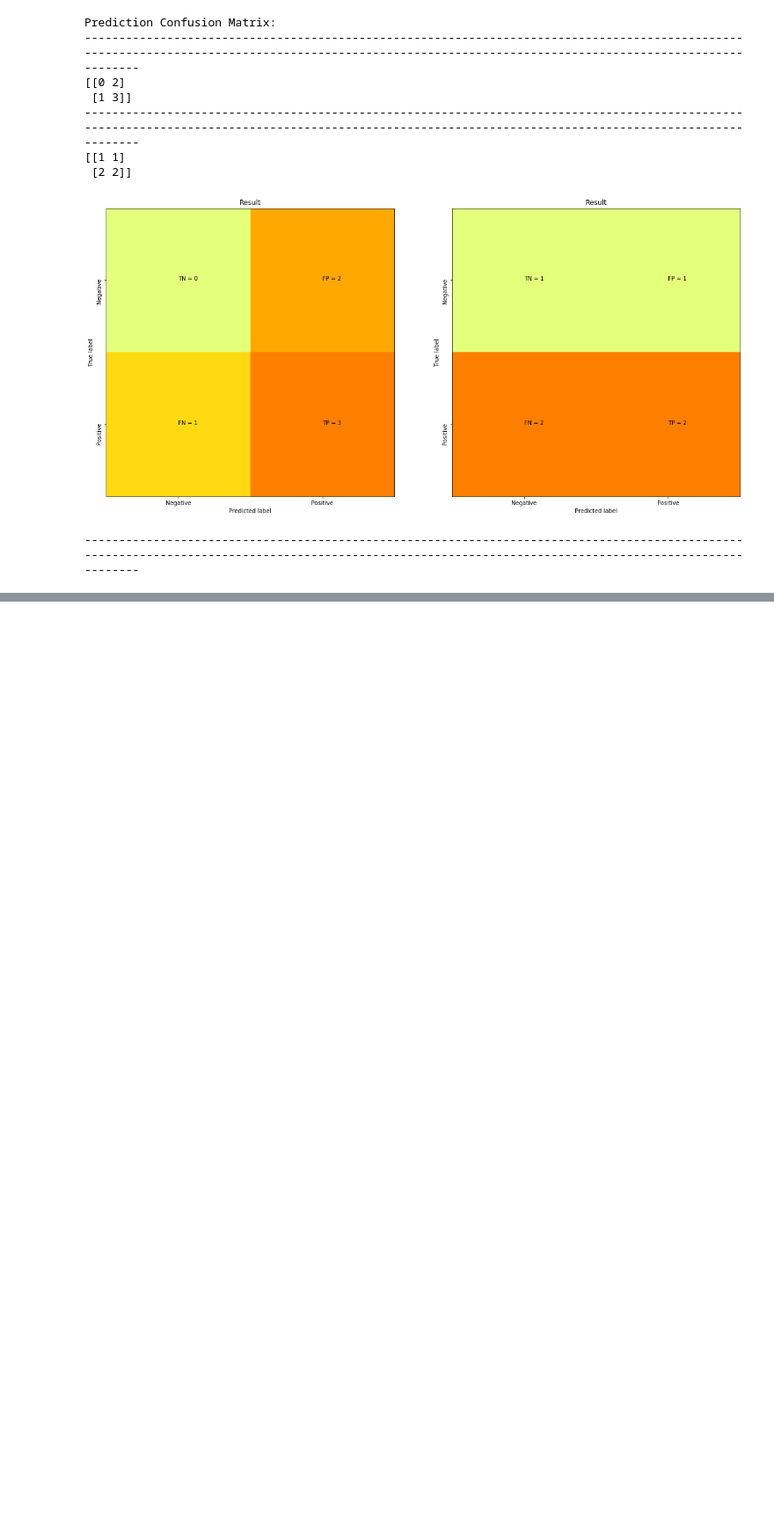
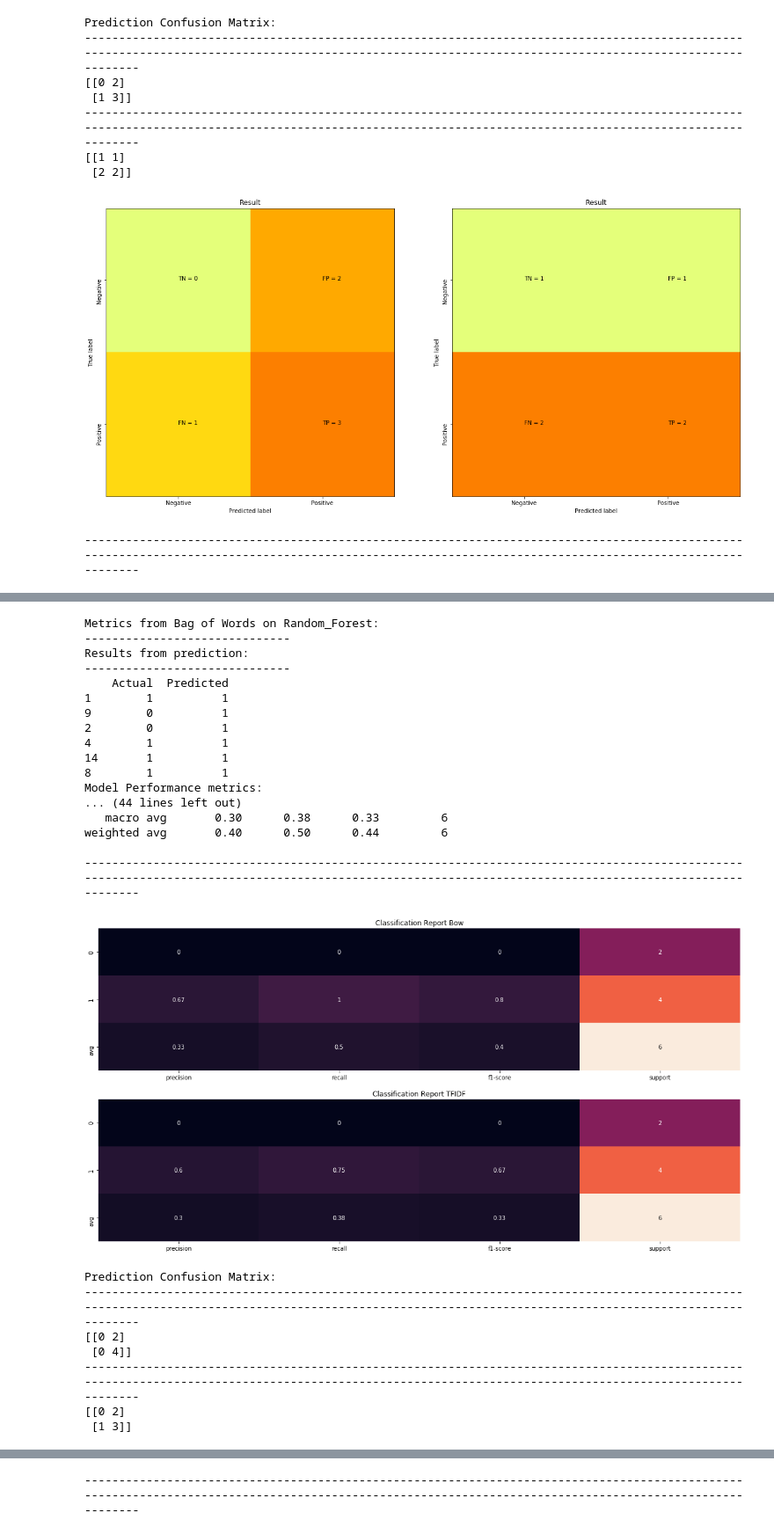
Before and after one commit to dimitri12/masterthesis, a Jupyter notebook: exjobb_final.ipynb, the cells around one changed output, grey strips where cells are left out. Shown at 88% size. Cells and saved outputs as stored; diff of their text form; code cells hidden in the pictures; blank space fills up the shorter version.

```diff
--- a/exjobb_final.ipynb
+++ b/exjobb_final.ipynb
@@ -1937,0 +2002,30 @@ Prediction Confusion Matrix:
+# %%
+method = 'RF'
+result = predictor(data_array,method,multiclass)
+generate_metrics(result,method)
+# %% [output]
+Metrics from Bag of Words on Random_Forest:
+------------------------------
+Results from prediction:
+------------------------------
+    Actual  Predicted
+1        1          1
+9        0          1
+2        0          1
+4        1          1
+14       1          1
+8        1          1
+Model Performance metrics:
+... (44 lines left out)
+   macro avg       0.30      0.38      0.33         6
+weighted avg       0.40      0.50      0.44         6
+
+--------------------------------------------------------------------------------------------------------------------------------------------------------------------------------------------------------
+[figure, added]
+Prediction Confusion Matrix:
+--------------------------------------------------------------------------------------------------------------------------------------------------------------------------------------------------------
+[[0 2]
+ [0 4]]
+--------------------------------------------------------------------------------------------------------------------------------------------------------------------------------------------------------
+[[0 2]
+ [1 3]]
@@ -1937,0 +2033 @@ Prediction Confusion Matrix:
+--------------------------------------------------------------------------------------------------------------------------------------------------------------------------------------------------------
```
Also changed, not shown: parts of 8 cells of this notebook.
